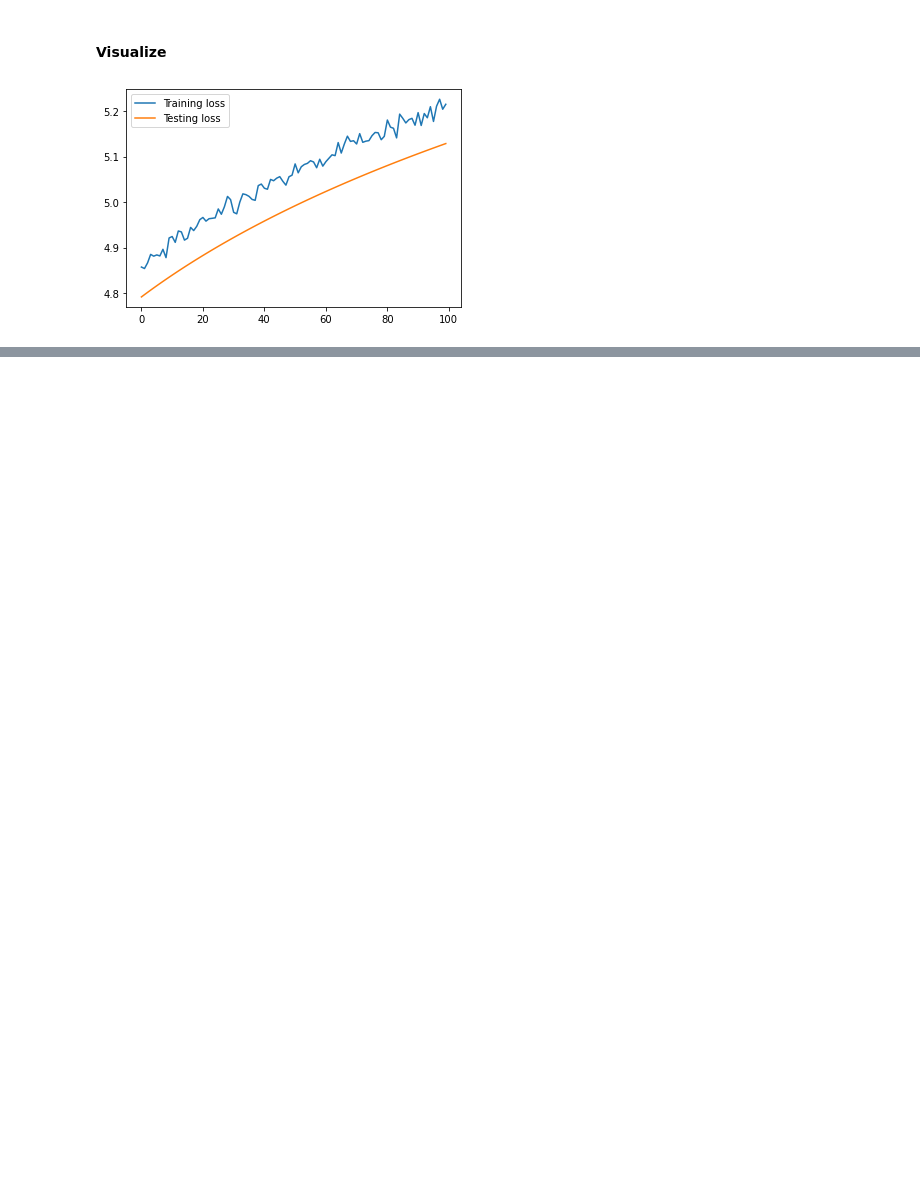
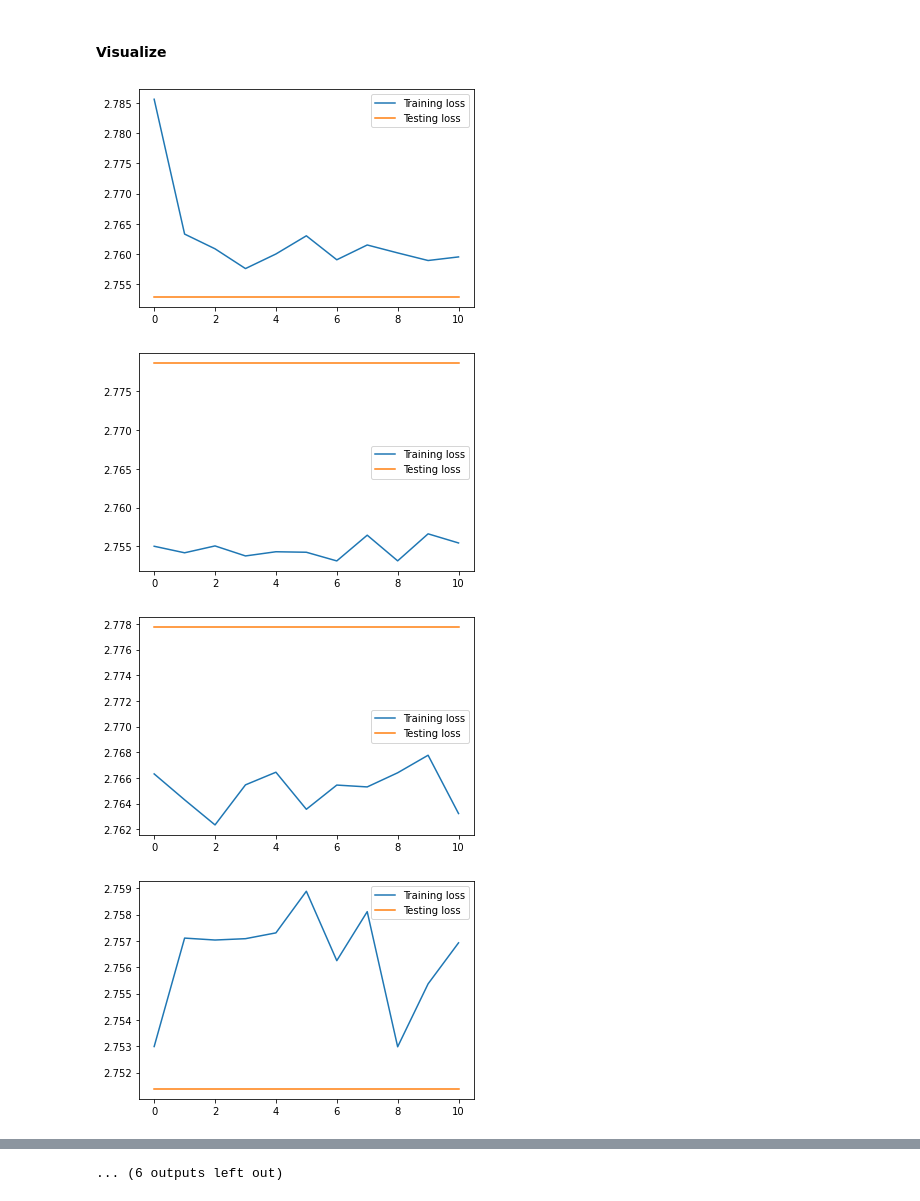
Before and after one commit to welcometohelen/marine_bioacoustic_identifier, a Jupyter notebook: notebooks/cnn_frame.ipynb, the cells around one changed output, grey strips where cells are left out. Cells and saved outputs as stored; diff of their text form; code cells hidden in the pictures; blank space fills up the shorter version.

```diff
--- a/notebooks/cnn_frame.ipynb
+++ b/notebooks/cnn_frame.ipynb
@@ -206,3 +209,6 @@ One subset success without memory overload. Just predicting majority class the w
+# %%
+histlist = []
+histlist.append(history.history)
 # %%
 for i in range(1,9):
 
@@ -211,7 +217,9 @@ for i in range(1,9):
     history = cnn.fit(X_train, y_train,
                       batch_size=64,
                       validation_data = (X_test, y_test),
-                      epochs = 100, verbose=0)
+                      epochs = 300,
+                      callbacks = early_stop, verbose=0)
+    histlist.append(history.history)
     print(f'chunk {i} of 8 fit')
 # %% [output]
 chunk 1 of 8 fit
@@ -224,0 +250,12 @@ chunk 8 of 8 fit
+# %%
+for i in range(0,9):
+
+    X_train, X_test, y_train, y_test = pkl_to_CNN(f'ch{i}_train.pkl', f'ch{i}_test.pkl')
+
+    history = cnn.fit(X_train, y_train,
+                      batch_size=64,
+                      validation_data = (X_test, y_test),
+                      epochs = 300,
+                      callbacks = early_stop, verbose=0)
+    histlist.append(history.history)
+    print(f'chunk {i+1} of 9 fit')
@@ -224,0 +272,5 @@ chunk 8 of 8 fit
+# %%
+cnn_labels = cnn.metrics_names
+for i in range(len(cnn_labels)):
+    print(f'CNN final subset {cnn_labels[i]} : {cnn_score[i]}')
+# print(f'CNN last chunk {cnn_labels})
@@ -225,8 +282,13 @@ chunk 8 of 8 fit
 # %% [markdown]
 #### Visualize
 # %%
-plt.plot(history.history['loss'], label='Training loss')
-plt.plot(history.history['val_loss'], label='Testing loss')
-plt.legend();
+for i in range(len(histlist)):
+    plt.figure()
+    plt.plot(histlist[i]['loss'], label='Training loss')
+    plt.plot(histlist[i]['val_loss'], label='Testing loss')
+    plt.legend();
 # %% [output]
-[figure, old version]
+[figure, new version]
+[figure, added]
+[figure, added]
+[figure, added]
@@ -233,3 +303,4 @@ plt.legend();
+... (6 outputs left out)
 # %%
 #priority metric = recall: minimize false negatives
 plt.plot(history.history['recall'], label='Training Recall')
```
Also changed, not shown: parts of 22 cells of this notebook, 1 other file.
